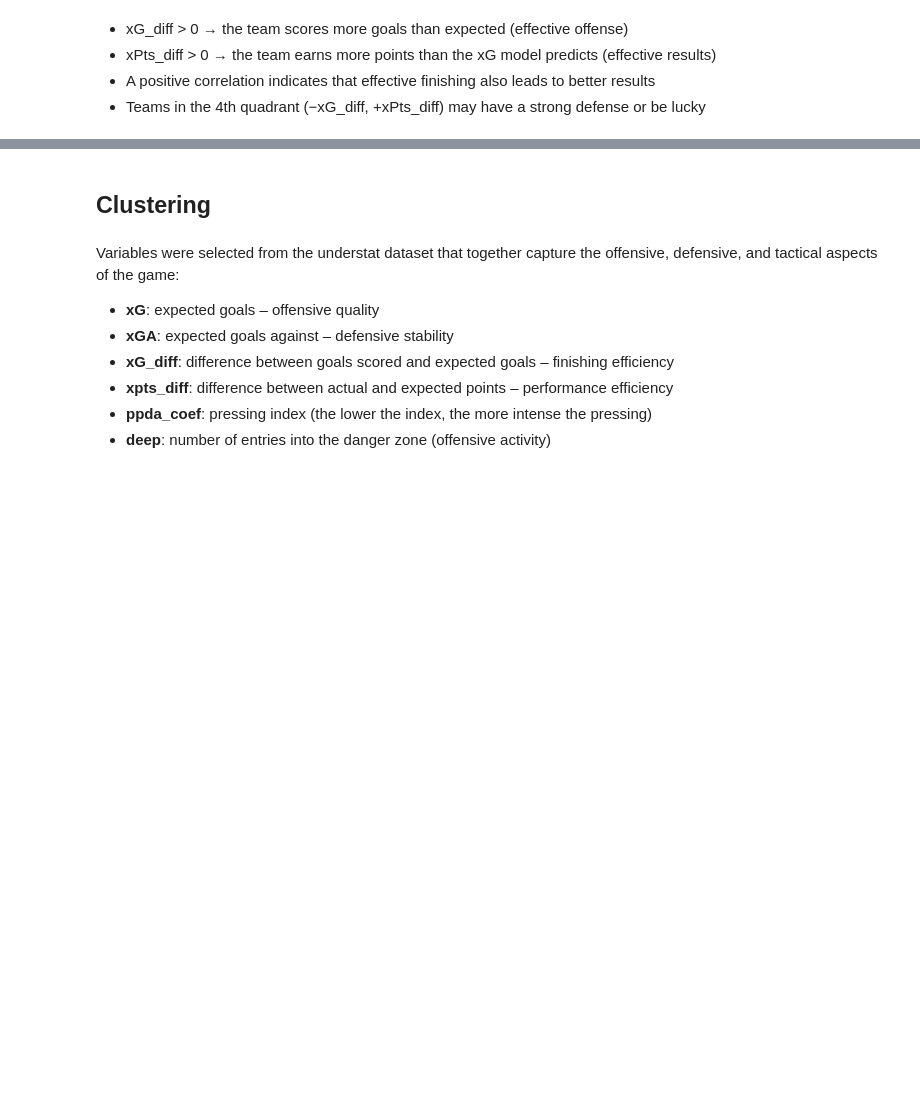
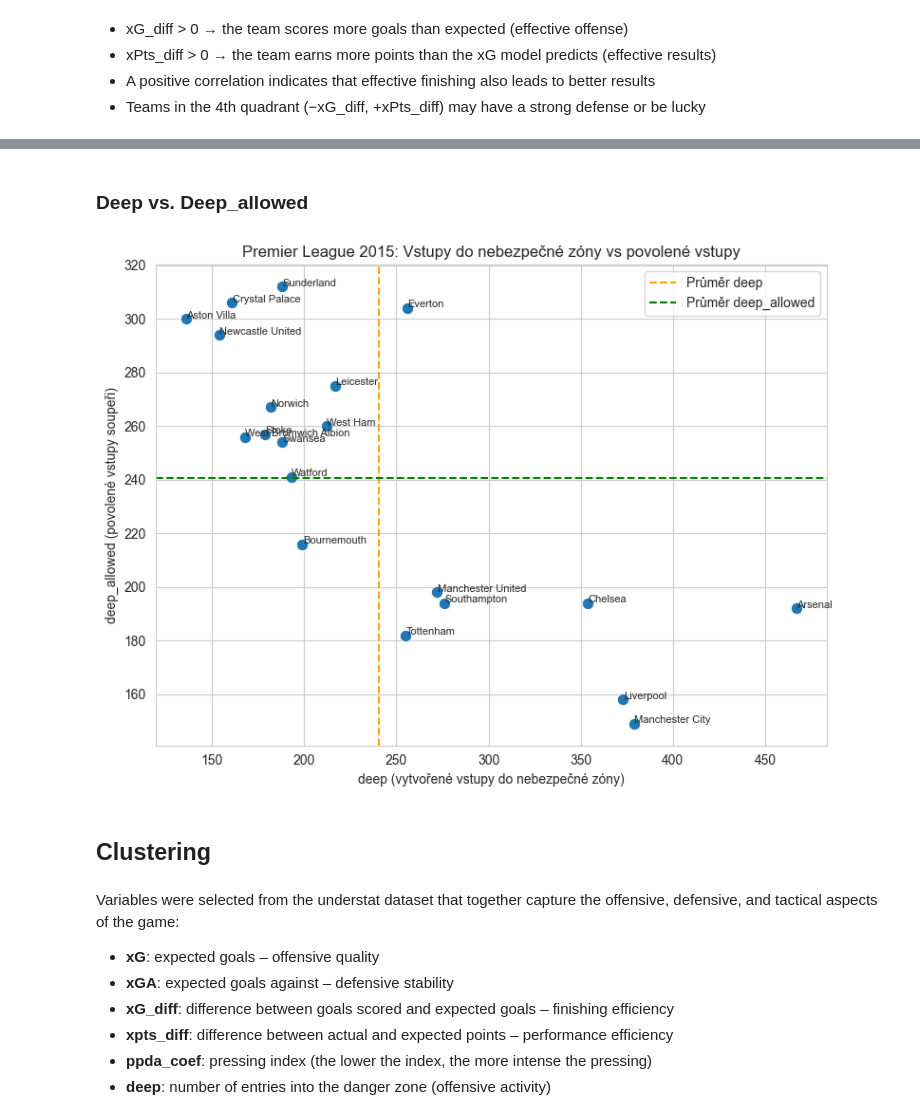
Before and after one commit to xcervenkam/DP, a Jupyter notebook: xG/xG_EDA.ipynb, the cells around one changed output, grey strips where cells are left out. Drawn from its saved outputs; the diff is of its cells as text; code cells hidden in the pictures; blank space fills up the shorter version.

```diff
--- a/xG/xG_EDA.ipynb
+++ b/xG/xG_EDA.ipynb
@@ -620,3 +647,43 @@ plt.show()
+# %% [markdown]
+### Deep vs. Deep_allowed
+# %%
+sns.set_style("whitegrid")
+
+data = epl[epl['season_year'] == 2015]
+
+plt.figure(figsize=(8,6))
+
+sns.scatterplot(
+    data=data,
+    x='deep',
+    y='deep_allowed',
+    s=80,
+    color='#1f77b4'
+)
+
+for i in range(data.shape[0]):
+    plt.text(
+        data['deep'].iloc[i] + 0.2,
+        data['deep_allowed'].iloc[i] + 0.2,
+        data['team'].iloc[i],
+        fontsize=8
+    )
+
+mean_deep = data['deep'].mean()
+mean_deep_allowed = data['deep_allowed'].mean()
+
+plt.axvline(mean_deep, color='orange', linestyle='--', label=f"Průměr deep")
+plt.axhline(mean_deep_allowed, color='green', linestyle='--', label=f"Průměr deep_allowed")
+
+plt.title("Premier League 2015: Vstupy do nebezpečné zóny vs povolené vstupy")
+plt.xlabel("deep (vytvořené vstupy do nebezpečné zóny)")
+plt.ylabel("deep_allowed (povolené vstupy soupeři)")
+plt.legend()
+plt.tight_layout()
+
+plt.show()
+# %% [output]
+[figure, added]
 # %% [markdown]
 ## Clustering
 # %% [markdown]
```
Also changed, not shown: parts of 24 cells of this notebook.
